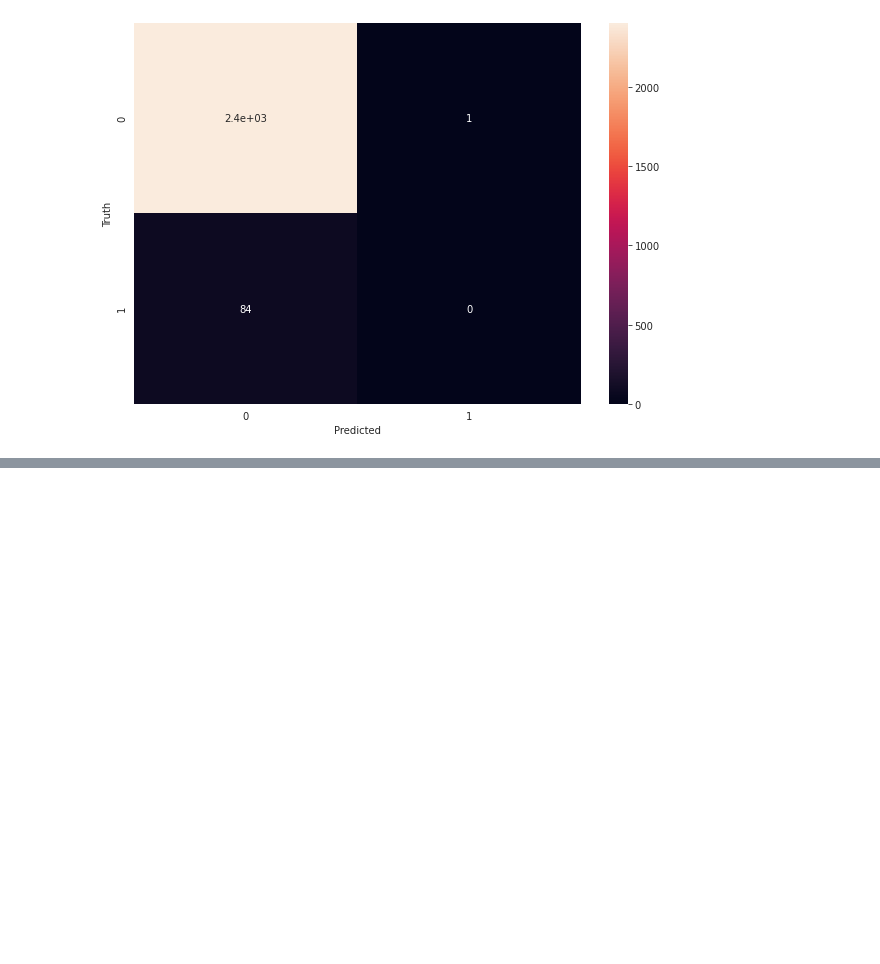
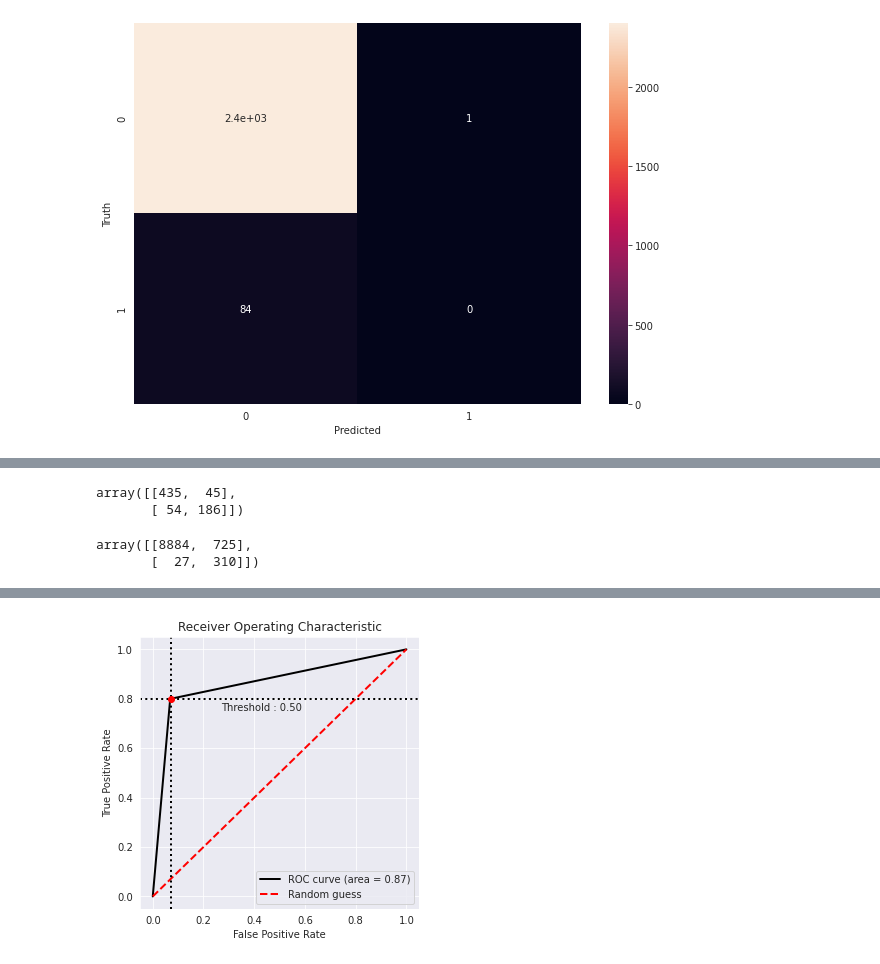
Before and after one commit to AftabUdaipurwala/MLProjects, a Jupyter notebook: Mahindra_Manufacturing_Analytics.ipynb, the cells around one changed output, grey strips where cells are left out. Cells and saved outputs as stored; diff of their text form; code cells hidden in the pictures; blank space fills up the shorter version.

```diff
--- a/Mahindra_Manufacturing_Analytics.ipynb
+++ b/Mahindra_Manufacturing_Analytics.ipynb
@@ -683,0 +745,3 @@ Requirement already satisfied: joblib>=0.11 in /usr/local/lib/python3.7/dist-pac
+# %%
+steps = [('o', over), ('u', under)]
+pipeline = Pipeline(steps=steps)
@@ -683,0 +817,31 @@ Requirement already satisfied: joblib>=0.11 in /usr/local/lib/python3.7/dist-pac
+# %%
+cm
+# %% [output]
+array([[435,  45],
+       [ 54, 186]])
+# %%
+# On overall Dataset
+from sklearn.metrics import confusion_matrix
+from sklearn.metrics import classification_report
+
+ypred=model.predict(x)
+from sklearn.metrics import confusion_matrix
+cm= confusion_matrix(y,ypred)
+cm
+# %% [output]
+array([[8884,  725],
+       [  27,  310]])
+# %%
+ypred = model.predict_proba(xtest)[::,1]
+!pip install plot_metric
+from plot_metric.functions import BinaryClassification
+# Visualisation with plot_metric
+bc = BinaryClassification(ytest, ypred, labels=["Class 1", "Class 2"])
+
+# Figures
+plt.figure(figsize=(5,5))
+bc.plot_roc_curve()
+plt.show()
+
+# Now the ROC value is also improved
+# %% [output]
@@ -683,0 +863 @@ Requirement already satisfied: joblib>=0.11 in /usr/local/lib/python3.7/dist-pac
+[figure, added]
```
Also changed, not shown: parts of 31 cells of this notebook.
